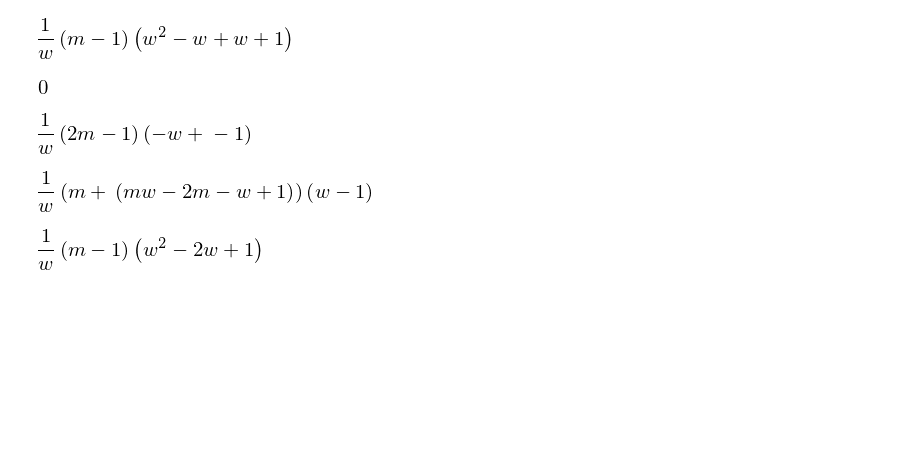
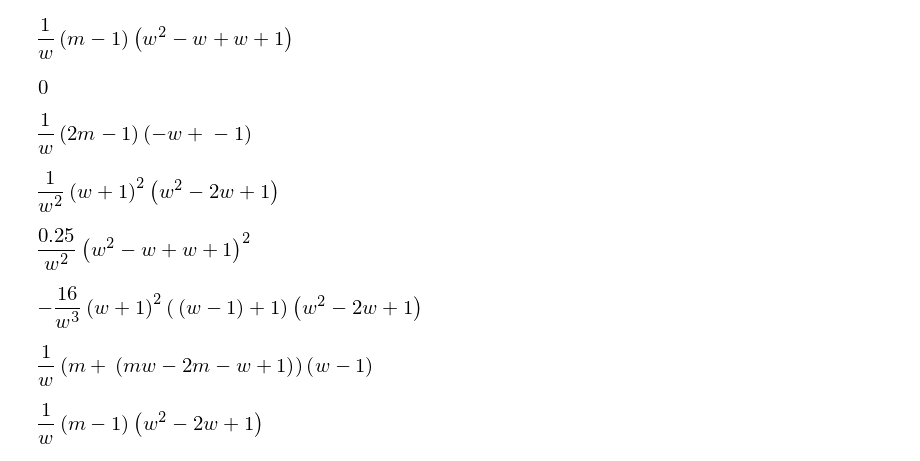
Before and after one commit to yoavram/Sunnyvale, a Jupyter notebook: notebooks/migration analysis.ipynb, the cells around one changed output. Saved outputs shown, nothing was run; the diff lists cells and outputs as text; code cells hidden in the pictures; blank space fills up the shorter version.

```diff
--- a/notebooks/migration analysis.ipynb
+++ b/notebooks/migration analysis.ipynb
@@ -235,6 +235,20 @@ c = c.factor(m)
 c
 # %% [output]
 [figure]
+# %%
+Δ = b**2 - 4 * a * c
+simplify(Δ.subs({m:0}).factor(ρ))
+# %% [output]
+[figure, added]
+# %%
+simplify(Δ.subs({m:0.5}))
+# %% [output]
+[figure, added]
+# %%
+am, bm, cm = Δ.as_poly(m).coeffs()
+simplify((bm**2 - 4*am*cm).factor(ρ))
+# %% [output]
+[figure, added]
 # %%
 (a+b+c).factor(ρ)
 # %% [output]
```
Also changed, not shown: parts of 3 cells of this notebook, 1 other file.
